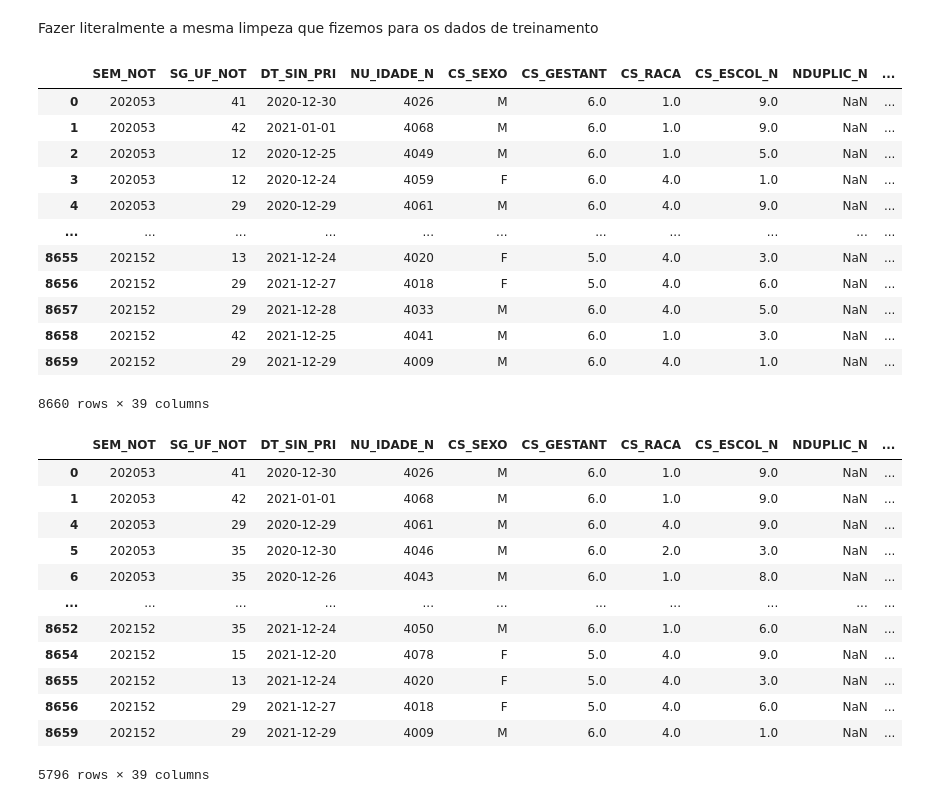
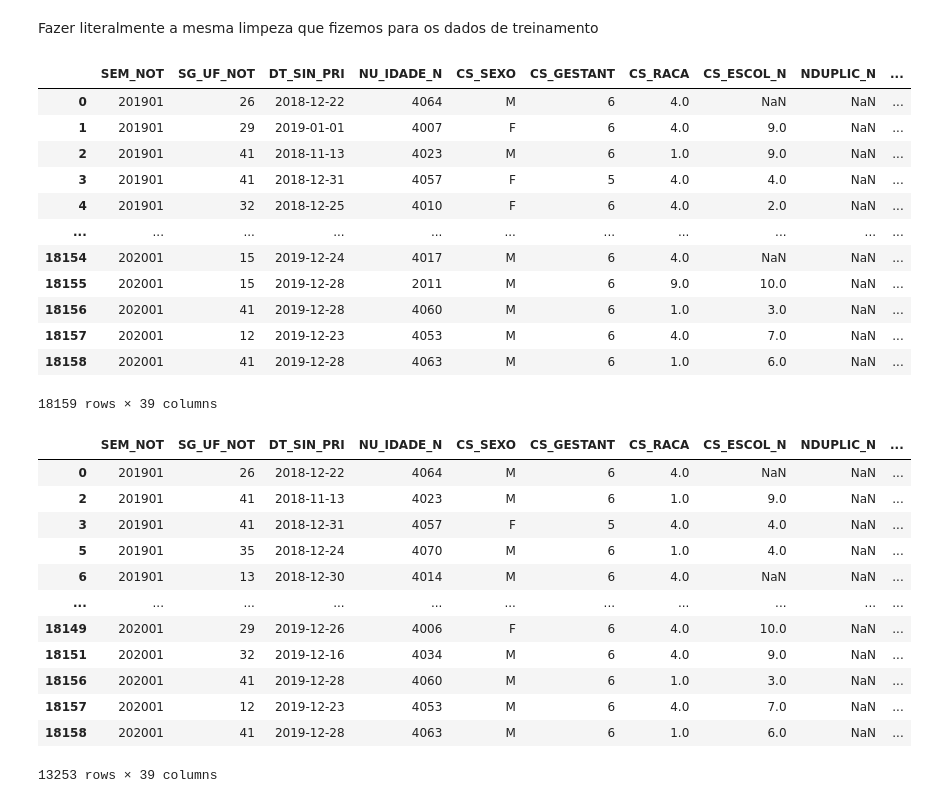
Before and after one commit to arturrur/mc853, a Jupyter notebook: PreprocessingTeste.ipynb, the cells around one changed output. Cells and saved outputs as stored; diff of their text form; code cells hidden in the pictures.

```diff
--- a/PreprocessingTeste.ipynb
+++ b/PreprocessingTeste.ipynb
@@ -5,32 +5,32 @@ Fazer literalmente a mesma limpeza que fizemos para os dados de treinamento
 # %%
 import pandas as pd
 import numpy as np
-df = pd.read_csv("https://raw.githubusercontent.com/arturrur/mc853/refs/heads/main/data/raw/LEPTBR21.csv", usecols=["SEM_NOT", "SG_UF_NOT", "DT_SIN_PRI", "NU_IDADE_N", "CS_RACA",
+df = pd.read_csv("https://raw.githubusercontent.com/arturrur/mc853/refs/heads/using-KNN-imputer/data/raw/LEPTBR19.csv", usecols=["SEM_NOT", "SG_UF_NOT", "DT_SIN_PRI", "NU_IDADE_N", "CS_RACA",
                                                                                                                       "CS_SEXO", "CS_ESCOL_N", "CS_GESTANT", "NDUPLIC_N", "ANT_CB_LAM", "ANT_CB_CRI",
                                                                                                                       "ANT_CB_CAI", "ANT_CB_FOS", "ANT_CB_SIN", "ANT_CB_PLA", "ANT_CB_COR",
                                                                                                                       "ANT_CB_ROE", "ANT_CB_GRA", "ANT_CB_TER", "ANT_CB_LIX", "ANT_HUMANO", "ANT_ANIMAI",
                                                                                                                       'CLI_FEBRE', 'CLI_MIALGI', 'CLI_CEFALE', 'CLI_PROST', 'CLI_CONGES', 'CLI_PANTUR',
                                                                                                                       'CLI_VOMITO', 'CLI_DIARRE', 'CLI_ICTERI','CLI_RENAL', 'CLI_RESPIR',
                                                                                                                       'CLI_CARDIA', 'CLI_HEMOPU', 'CLI_HEMORR', 'CLI_MENING',
                                                                                                                       "CLI_DT_ATE", "EVOLUCAO"])
 
 df["DT_SIN_PRI"] = pd.to_datetime(df["DT_SIN_PRI"])
 df["CLI_DT_ATE"] = pd.to_datetime(df["CLI_DT_ATE"])
 df
 # %% [output]
 |  | SEM_NOT | SG_UF_NOT | DT_SIN_PRI | NU_IDADE_N | CS_SEXO | CS_GESTANT | CS_RACA | CS_ESCOL_N | NDUPLIC_N | ... |
-| 0 | 202053 | 41 | 2020-12-30 | 4026 | M | 6.0 | 1.0 | 9.0 | NaN | ... |
-| 1 | 202053 | 42 | 2021-01-01 | 4068 | M | 6.0 | 1.0 | 9.0 | NaN | ... |
-| 2 | 202053 | 12 | 2020-12-25 | 4049 | M | 6.0 | 1.0 | 5.0 | NaN | ... |
-| 3 | 202053 | 12 | 2020-12-24 | 4059 | F | 6.0 | 4.0 | 1.0 | NaN | ... |
-| 4 | 202053 | 29 | 2020-12-29 | 4061 | M | 6.0 | 4.0 | 9.0 | NaN | ... |
+| 0 | 201901 | 26 | 2018-12-22 | 4064 | M | 6 | 4.0 | NaN | NaN | ... |
+| 1 | 201901 | 29 | 2019-01-01 | 4007 | F | 6 | 4.0 | 9.0 | NaN | ... |
+| 2 | 201901 | 41 | 2018-11-13 | 4023 | M | 6 | 1.0 | 9.0 | NaN | ... |
+| 3 | 201901 | 41 | 2018-12-31 | 4057 | F | 5 | 4.0 | 4.0 | NaN | ... |
+| 4 | 201901 | 32 | 2018-12-25 | 4010 | F | 6 | 4.0 | 2.0 | NaN | ... |
 | ... | ... | ... | ... | ... | ... | ... | ... | ... | ... | ... |
-| 8655 | 202152 | 13 | 2021-12-24 | 4020 | F | 5.0 | 4.0 | 3.0 | NaN | ... |
-| 8656 | 202152 | 29 | 2021-12-27 | 4018 | F | 5.0 | 4.0 | 6.0 | NaN | ... |
-| 8657 | 202152 | 29 | 2021-12-28 | 4033 | M | 6.0 | 4.0 | 5.0 | NaN | ... |
-| 8658 | 202152 | 42 | 2021-12-25 | 4041 | M | 6.0 | 1.0 | 3.0 | NaN | ... |
-| 8659 | 202152 | 29 | 2021-12-29 | 4009 | M | 6.0 | 4.0 | 1.0 | NaN | ... |
+| 18154 | 202001 | 15 | 2019-12-24 | 4017 | M | 6 | 4.0 | NaN | NaN | ... |
+| 18155 | 202001 | 15 | 2019-12-28 | 2011 | M | 6 | 9.0 | 10.0 | NaN | ... |
+| 18156 | 202001 | 41 | 2019-12-28 | 4060 | M | 6 | 1.0 | 3.0 | NaN | ... |
+| 18157 | 202001 | 12 | 2019-12-23 | 4053 | M | 6 | 4.0 | 7.0 | NaN | ... |
+| 18158 | 202001 | 41 | 2019-12-28 | 4063 | M | 6 | 1.0 | 6.0 | NaN | ... |
-8660 rows × 39 columns
+18159 rows × 39 columns
 # %%
 df = df.dropna(subset=["EVOLUCAO"])
 df = df[df["EVOLUCAO"] != 9.0]
@@ -40,18 +40,18 @@ df = df.rename(columns={'EVOLUCAO': "Desfecho"})
 df
 # %% [output]
 |  | SEM_NOT | SG_UF_NOT | DT_SIN_PRI | NU_IDADE_N | CS_SEXO | CS_GESTANT | CS_RACA | CS_ESCOL_N | NDUPLIC_N | ... |
-| 0 | 202053 | 41 | 2020-12-30 | 4026 | M | 6.0 | 1.0 | 9.0 | NaN | ... |
-| 1 | 202053 | 42 | 2021-01-01 | 4068 | M | 6.0 | 1.0 | 9.0 | NaN | ... |
-| 4 | 202053 | 29 | 2020-12-29 | 4061 | M | 6.0 | 4.0 | 9.0 | NaN | ... |
-| 5 | 202053 | 35 | 2020-12-30 | 4046 | M | 6.0 | 2.0 | 3.0 | NaN | ... |
-| 6 | 202053 | 35 | 2020-12-26 | 4043 | M | 6.0 | 1.0 | 8.0 | NaN | ... |
+| 0 | 201901 | 26 | 2018-12-22 | 4064 | M | 6 | 4.0 | NaN | NaN | ... |
+| 2 | 201901 | 41 | 2018-11-13 | 4023 | M | 6 | 1.0 | 9.0 | NaN | ... |
+| 3 | 201901 | 41 | 2018-12-31 | 4057 | F | 5 | 4.0 | 4.0 | NaN | ... |
+| 5 | 201901 | 35 | 2018-12-24 | 4070 | M | 6 | 1.0 | 4.0 | NaN | ... |
+| 6 | 201901 | 13 | 2018-12-30 | 4014 | M | 6 | 4.0 | NaN | NaN | ... |
 | ... | ... | ... | ... | ... | ... | ... | ... | ... | ... | ... |
-| 8652 | 202152 | 35 | 2021-12-24 | 4050 | M | 6.0 | 1.0 | 6.0 | NaN | ... |
-| 8654 | 202152 | 15 | 2021-12-20 | 4078 | F | 5.0 | 4.0 | 9.0 | NaN | ... |
-| 8655 | 202152 | 13 | 2021-12-24 | 4020 | F | 5.0 | 4.0 | 3.0 | NaN | ... |
-| 8656 | 202152 | 29 | 2021-12-27 | 4018 | F | 5.0 | 4.0 | 6.0 | NaN | ... |
-| 8659 | 202152 | 29 | 2021-12-29 | 4009 | M | 6.0 | 4.0 | 1.0 | NaN | ... |
+| 18149 | 202001 | 29 | 2019-12-26 | 4006 | F | 6 | 4.0 | 10.0 | NaN | ... |
+| 18151 | 202001 | 32 | 2019-12-16 | 4034 | M | 6 | 4.0 | 9.0 | NaN | ... |
+| 18156 | 202001 | 41 | 2019-12-28 | 4060 | M | 6 | 1.0 | 3.0 | NaN | ... |
+| 18157 | 202001 | 12 | 2019-12-23 | 4053 | M | 6 | 4.0 | 7.0 | NaN | ... |
+| 18158 | 202001 | 41 | 2019-12-28 | 4063 | M | 6 | 1.0 | 6.0 | NaN | ... |
-5796 rows × 39 columns
+13253 rows × 39 columns
 # %%
 df = df[df["NDUPLIC_N"] != 2.0]
 df = df.drop(columns=["NDUPLIC_N"])
```
Also changed, not shown: parts of 15 cells of this notebook.
